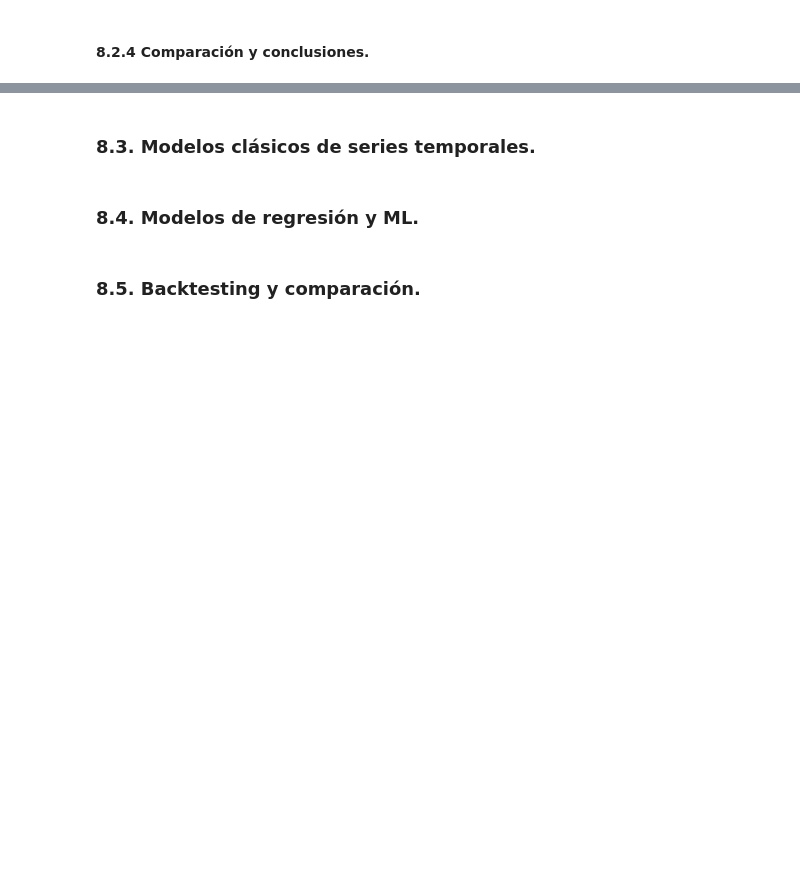
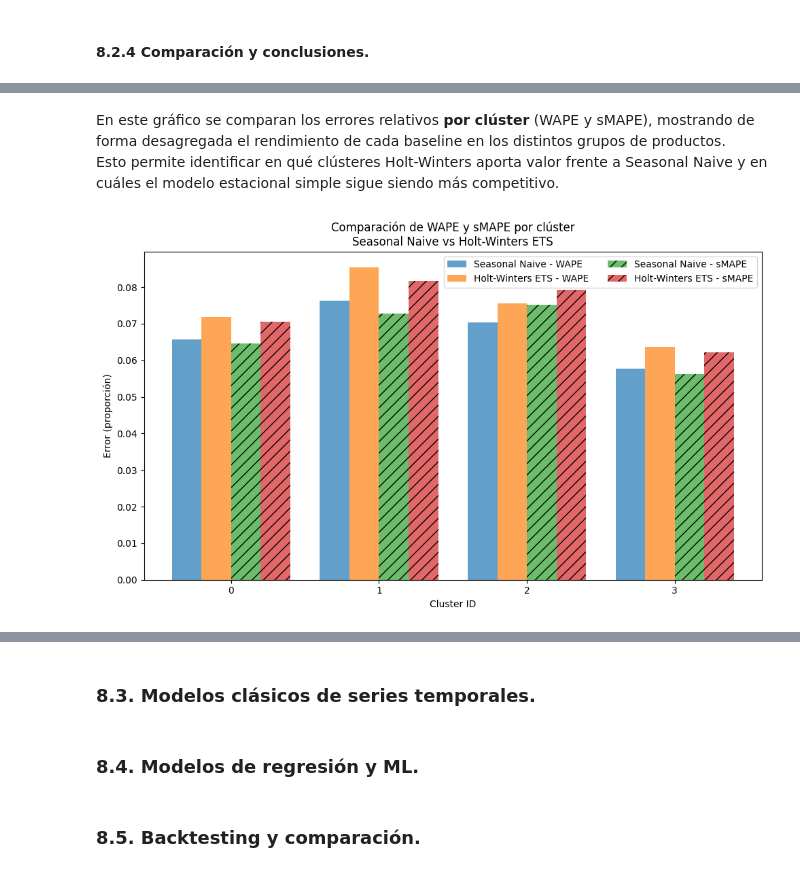
Before and after one commit to CrisRodFer/PFM2_Asistente_Compras_Inteligente, a Jupyter notebook: notebooks/PFM2_Modelado_y_app.ipynb, the cells around one changed output, grey strips where cells are left out. Drawn from its saved outputs; the diff is of its cells as text; code cells hidden in the pictures; blank space fills up the shorter version.

```diff
--- a/notebooks/PFM2_Modelado_y_app.ipynb
+++ b/notebooks/PFM2_Modelado_y_app.ipynb
@@ -1660,0 +1976,52 @@ Se calcularán **MAE, WAPE y sMAPE** a nivel de clúster tanto en validación (2
+# %% [markdown]
+En este gráfico se comparan los errores relativos **por clúster** (WAPE y sMAPE), mostrando de forma desagregada el rendimiento de cada baseline en los distintos grupos de productos.
+Esto permite identificar en qué clústeres Holt-Winters aporta valor frente a Seasonal Naive y en cuáles el modelo estacional simple sigue siendo más competitivo.
+# %%
+# ============================================================================
+# 4. Gráfico comparativo combinado por clúster (WAPE y sMAPE juntos)
+# ============================================================================
+
+# Dataset combinado de antes
+metrics_sn_full = pd.read_csv(root / "reports/baselines/seasonal_naive/metrics_validation.csv")
+metrics_hw_full = pd.read_csv(root / "reports/baselines/holt_winters/metrics_validation.csv")
+
+# Excluir global
+metrics_sn_full = metrics_sn_full[metrics_sn_full["cluster_id"] != "__GLOBAL__"].assign(model="Seasonal Naive")
+metrics_hw_full = metrics_hw_full[metrics_hw_full["cluster_id"] != "__GLOBAL__"].assign(model="Holt-Winters ETS")
+
+metrics_clusters = pd.concat([metrics_sn_full, metrics_hw_full], ignore_index=True)
+metrics_clusters = metrics_clusters.sort_values(["cluster_id", "model"])
+
+# Preparar gráfico
+cluster_ids = sorted(metrics_clusters["cluster_id"].unique())
+x = np.arange(len(cluster_ids))  # posiciones en eje X
+width = 0.2  # ancho de cada barra
+
+plt.figure(figsize=(10,6))
+
+# Barras: WAPE
+plt.bar(x - width,
+        metrics_clusters[metrics_clusters["model"]=="Seasonal Naive"]["WAPE"],
+        width=width, label="Seasonal Naive - WAPE", alpha=0.7)
+plt.bar(x,
+        metrics_clusters[metrics_clusters["model"]=="Holt-Winters ETS"]["WAPE"],
+        width=width, label="Holt-Winters ETS - WAPE", alpha=0.7)
+
+# Barras: sMAPE (desplazadas a la derecha)
+plt.bar(x + width,
+        metrics_clusters[metrics_clusters["model"]=="Seasonal Naive"]["sMAPE"],
+        width=width, label="Seasonal Naive - sMAPE", alpha=0.7, hatch="//")
+plt.bar(x + 2*width,
+        metrics_clusters[metrics_clusters["model"]=="Holt-Winters ETS"]["sMAPE"],
+        width=width, label="Holt-Winters ETS - sMAPE", alpha=0.7, hatch="//")
+
+# Personalización
+plt.xticks(x + width/2, [str(c) for c in cluster_ids])
+plt.xlabel("Cluster ID")
+plt.ylabel("Error (proporción)")  # ej. 0.07 = 7%
+plt.title("Comparación de WAPE y sMAPE por clúster\nSeasonal Naive vs Holt-Winters ETS")
+plt.legend(ncol=2)
+plt.tight_layout()
+plt.show()
+# %% [output]
+[figure, added]
```
Also changed, not shown: parts of 18 cells of this notebook.
